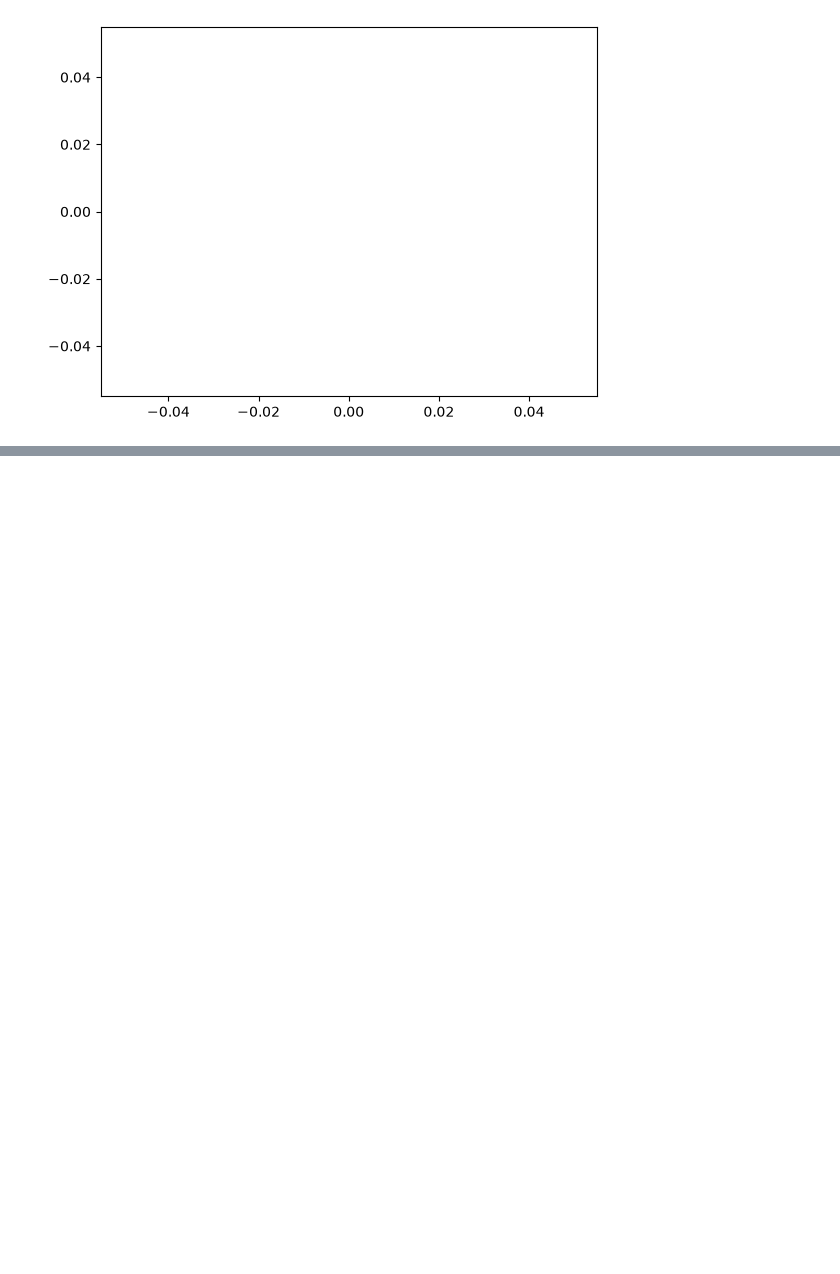
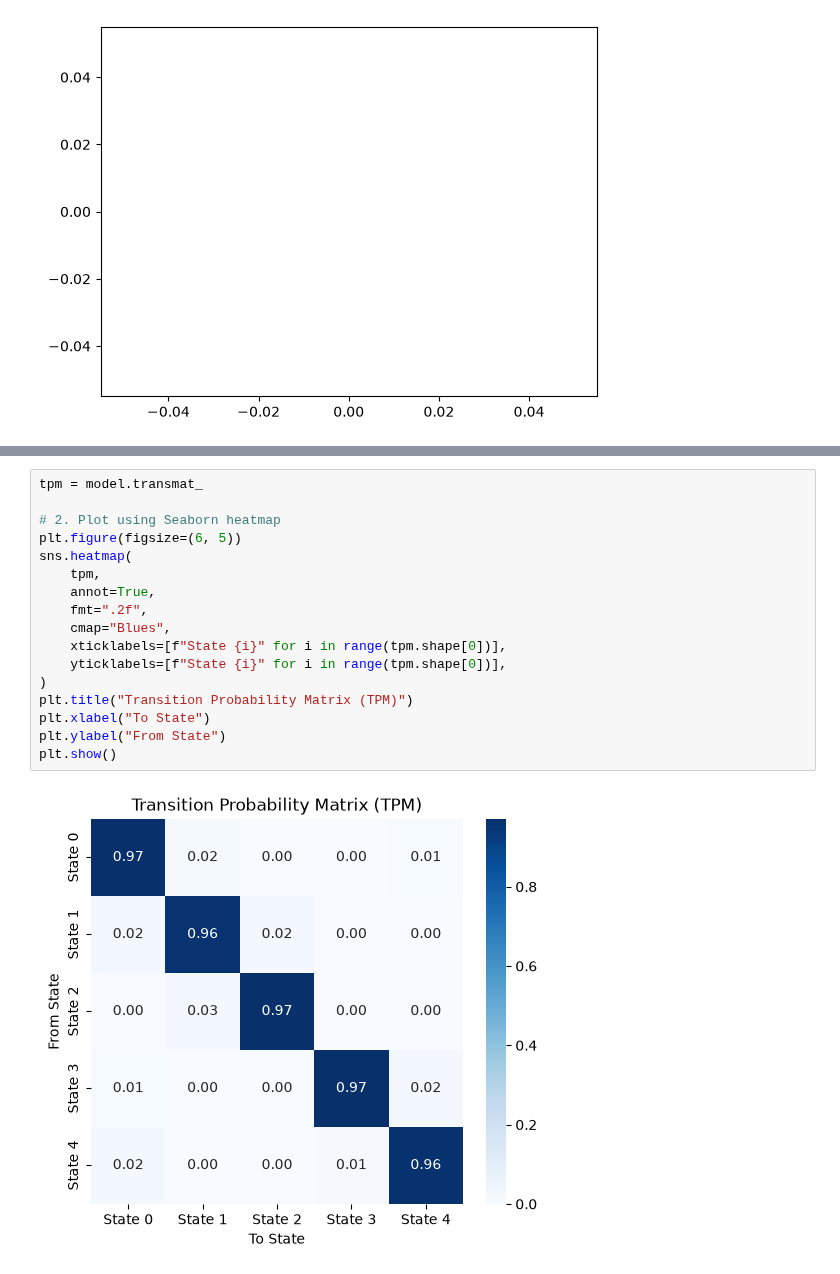
Before and after one commit to Akshat-1234/Market-Regime-Analyzer, a Jupyter notebook: model.ipynb, the cells around one changed output, grey strips where cells are left out. Cells and saved outputs as stored; diff of their text form; blank space fills up the shorter version.

```diff
--- a/model.ipynb
+++ b/model.ipynb
@@ -137,0 +161,19 @@ state
+# %%
+tpm = model.transmat_
+
+# 2. Plot using Seaborn heatmap
+plt.figure(figsize=(6, 5))
+sns.heatmap(
+    tpm,
+    annot=True,
+    fmt=".2f",
+    cmap="Blues",
+    xticklabels=[f"State {i}" for i in range(tpm.shape[0])],
+    yticklabels=[f"State {i}" for i in range(tpm.shape[0])],
+)
+plt.title("Transition Probability Matrix (TPM)")
+plt.xlabel("To State")
+plt.ylabel("From State")
+plt.show()
+# %% [output]
+[figure, added]
```
Also changed, not shown: parts of 18 cells of this notebook, 2 other files.
